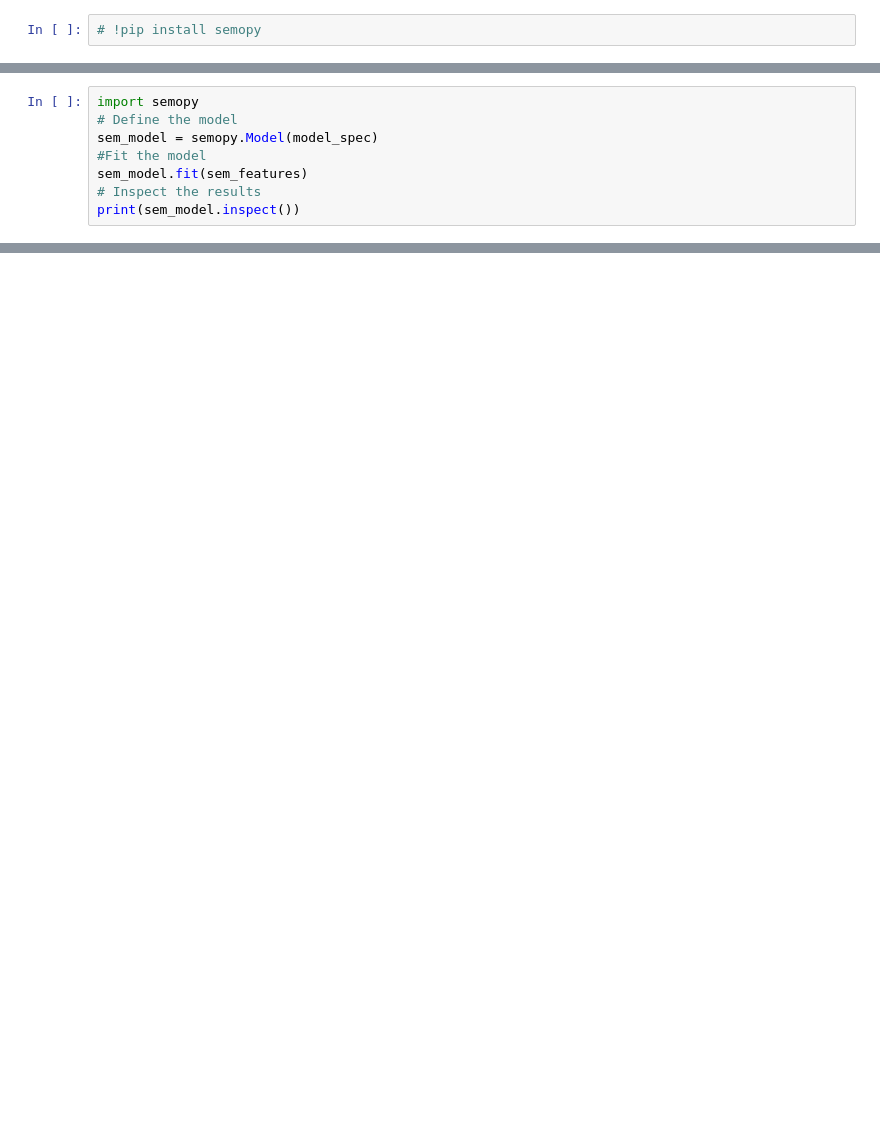
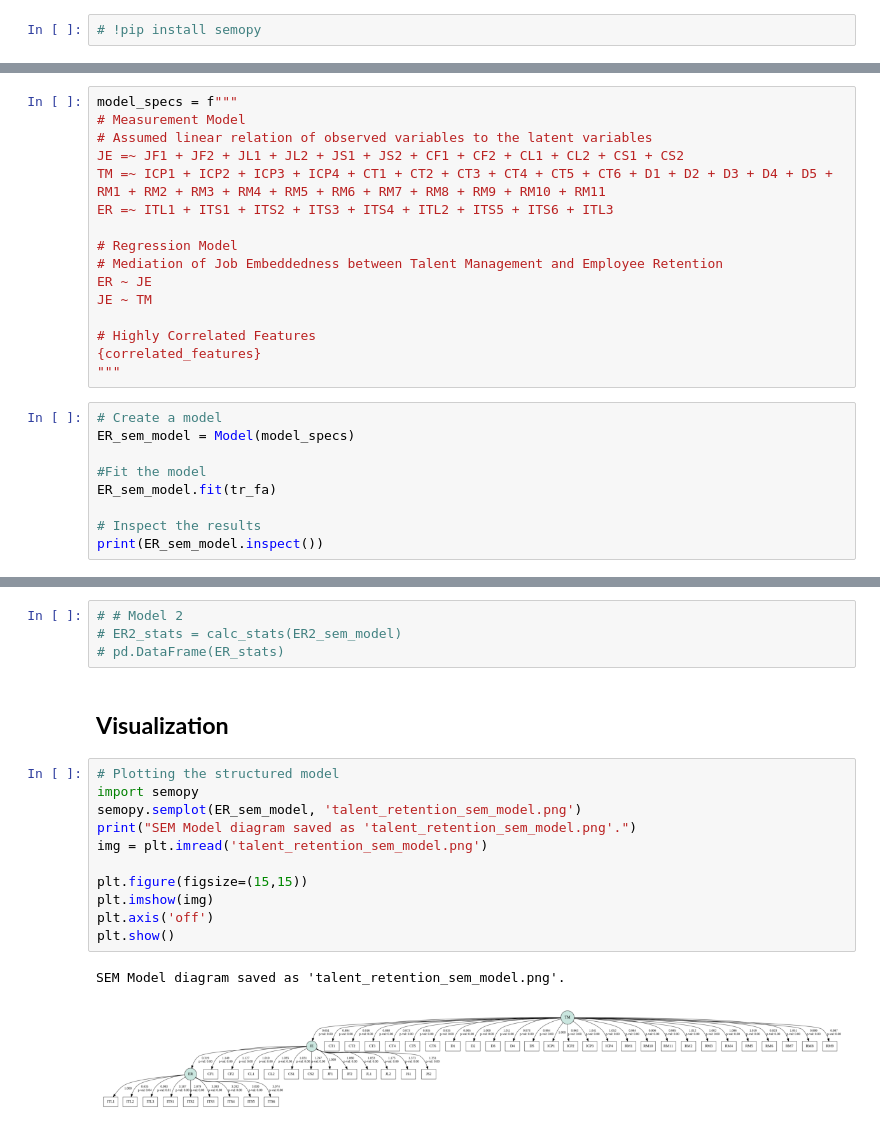
Before and after one commit to pjcroxas/Talent-Retention-in-Railway-Workforce, a Jupyter notebook: Talent_Retention_in_Railway_Workforce.ipynb, the cells around one changed output, grey strips where cells are left out. Cells and saved outputs as stored; diff of their text form; blank space fills up the shorter version.

```diff
--- a/Talent_Retention_in_Railway_Workforce.ipynb
+++ b/Talent_Retention_in_Railway_Workforce.ipynb
@@ -272,10 +219,27 @@ sem_features = tr_fa[rel_cols]
+# %%
+model_specs = f"""
+# Measurement Model
+# Assumed linear relation of observed variables to the latent variables
+JE =~ JF1 + JF2 + JL1 + JL2 + JS1 + JS2 + CF1 + CF2 + CL1 + CL2 + CS1 + CS2
+TM =~ ICP1 + ICP2 + ICP3 + ICP4 + CT1 + CT2 + CT3 + CT4 + CT5 + CT6 + D1 + D2 + D3 + D4 + D5 + RM1 + RM2 + RM3 + RM4 + RM5 + RM6 + RM7 + RM8 + RM9 + RM10 + RM11
+ER =~ ITL1 + ITS1 + ITS2 + ITS3 + ITS4 + ITL2 + ITS5 + ITS6 + ITL3
+
+# Regression Model
+# Mediation of Job Embeddedness between Talent Management and Employee Retention
+ER ~ JE
+JE ~ TM
+
+# Highly Correlated Features
+{correlated_features}
+"""
 # %%
-import semopy
-# Define the model
-sem_model = semopy.Model(model_spec)
+# Create a model
+ER_sem_model = Model(model_specs)
+
 #Fit the model
-sem_model.fit(sem_features)
+ER_sem_model.fit(tr_fa)
+
 # Inspect the results
-print(sem_model.inspect())
+print(ER_sem_model.inspect())
 # %% [output]
      lval  op  rval  Estimate  Std. Err    z-value   p-value
@@ -305 +298,21 @@ tr_sem_model_significant
+# %%
+# # Model 2
+# ER2_stats = calc_stats(ER2_sem_model)
+# pd.DataFrame(ER_stats)
+# %% [markdown]
+## **Visualization**
+# %%
+# Plotting the structured model
+import semopy
+semopy.semplot(ER_sem_model, 'talent_retention_sem_model.png')
+print("SEM Model diagram saved as 'talent_retention_sem_model.png'.")
+img = plt.imread('talent_retention_sem_model.png')
+
+plt.figure(figsize=(15,15))
+plt.imshow(img)
+plt.axis('off')
+plt.show()
+# %% [output]
+SEM Model diagram saved as 'talent_retention_sem_model.png'.
+[figure, added]
 # %%
```
Also changed, not shown: parts of 32 cells of this notebook.
